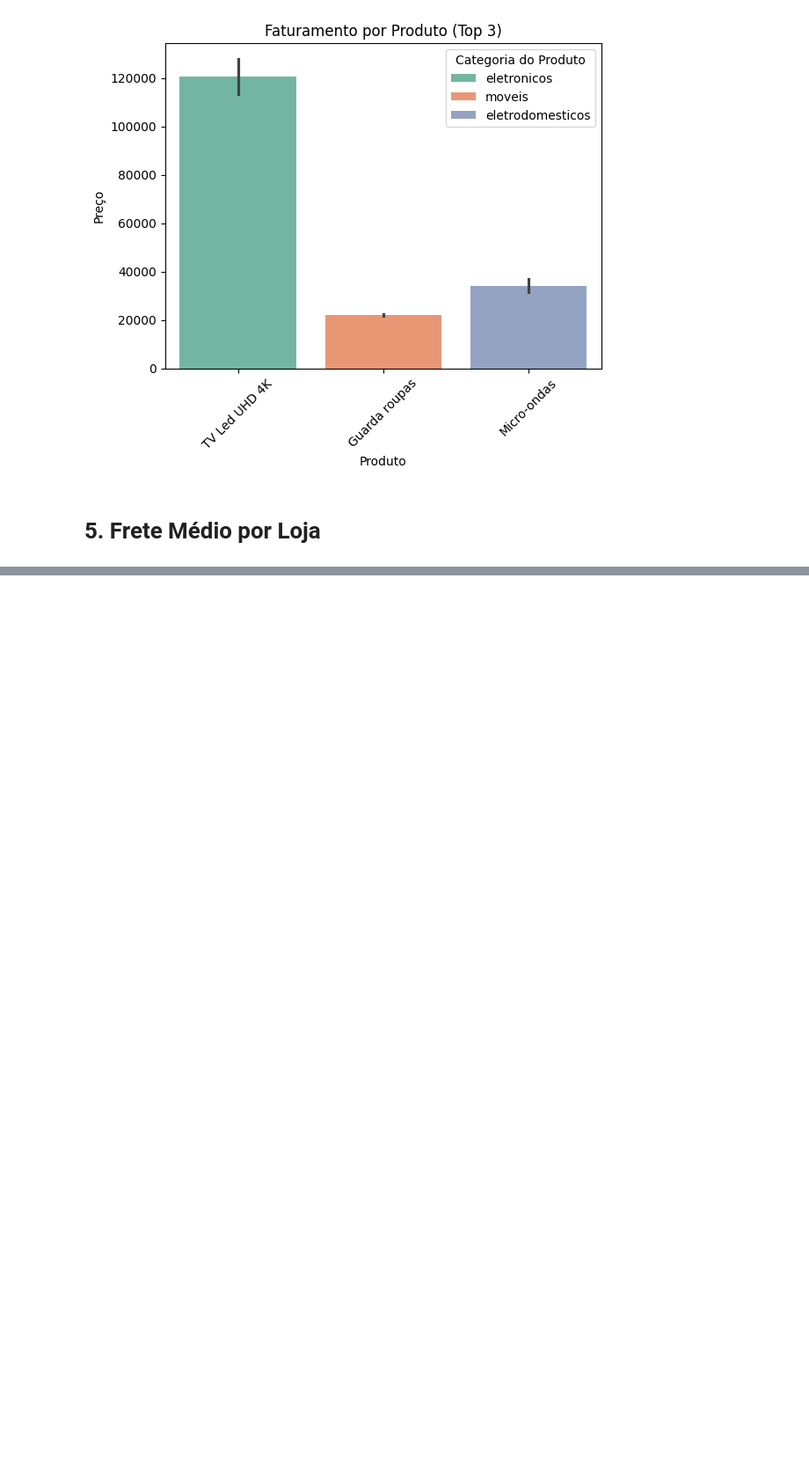
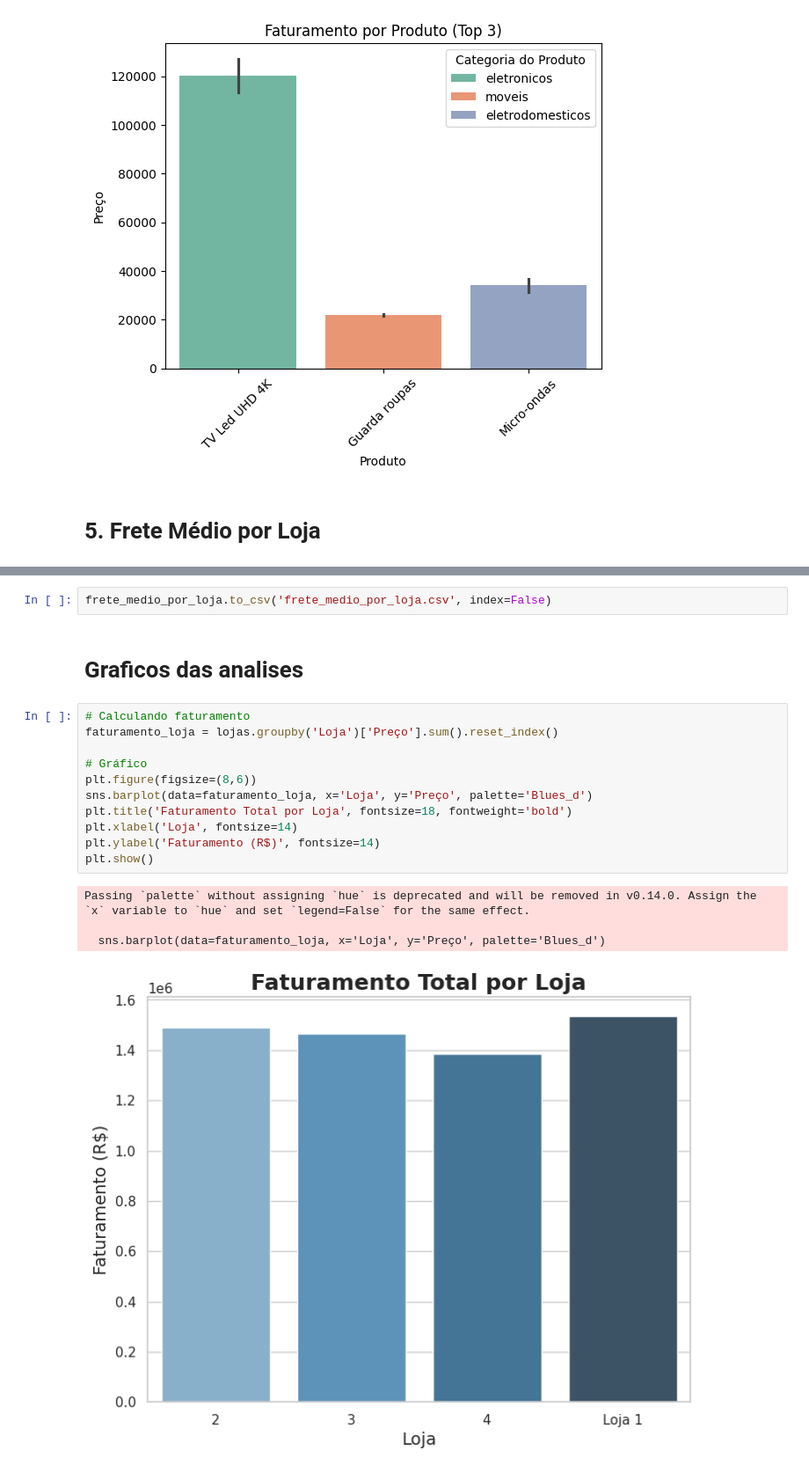
Before and after one commit to GeisilaCosta/AluraStore, a Jupyter notebook: AluraStoreBr.ipynb, the cells around one changed output, grey strips where cells are left out. Shown at 88% size. Saved outputs shown, nothing was run; the diff lists cells and outputs as text; blank space fills up the shorter version.

```diff
--- a/AluraStoreBr.ipynb
+++ b/AluraStoreBr.ipynb
@@ -791,0 +914,20 @@ plt.show()
+# %%
+frete_medio_por_loja.to_csv('frete_medio_por_loja.csv', index=False)
+# %% [markdown]
+# Graficos das analises
+# %%
+# Calculando faturamento
+faturamento_loja = lojas.groupby('Loja')['Preço'].sum().reset_index()
+
+# Gráfico
+plt.figure(figsize=(8,6))
+sns.barplot(data=faturamento_loja, x='Loja', y='Preço', palette='Blues_d')
+plt.title('Faturamento Total por Loja', fontsize=18, fontweight='bold')
+plt.xlabel('Loja', fontsize=14)
+plt.ylabel('Faturamento (R$)', fontsize=14)
+plt.show()
+# %% [output]
+Passing `palette` without assigning `hue` is deprecated and will be removed in v0.14.0. Assign the `x` variable to `hue` and set `legend=False` for the same effect.
+
+  sns.barplot(data=faturamento_loja, x='Loja', y='Preço', palette='Blues_d')
+[figure, added]
```
Also changed, not shown: parts of 12 cells of this notebook.
